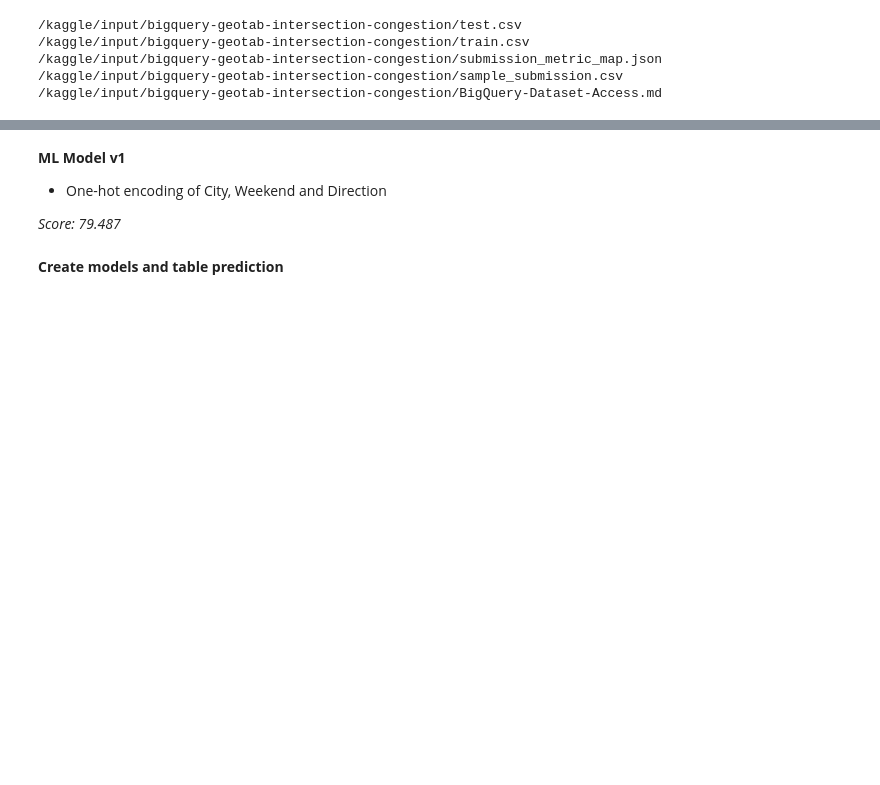
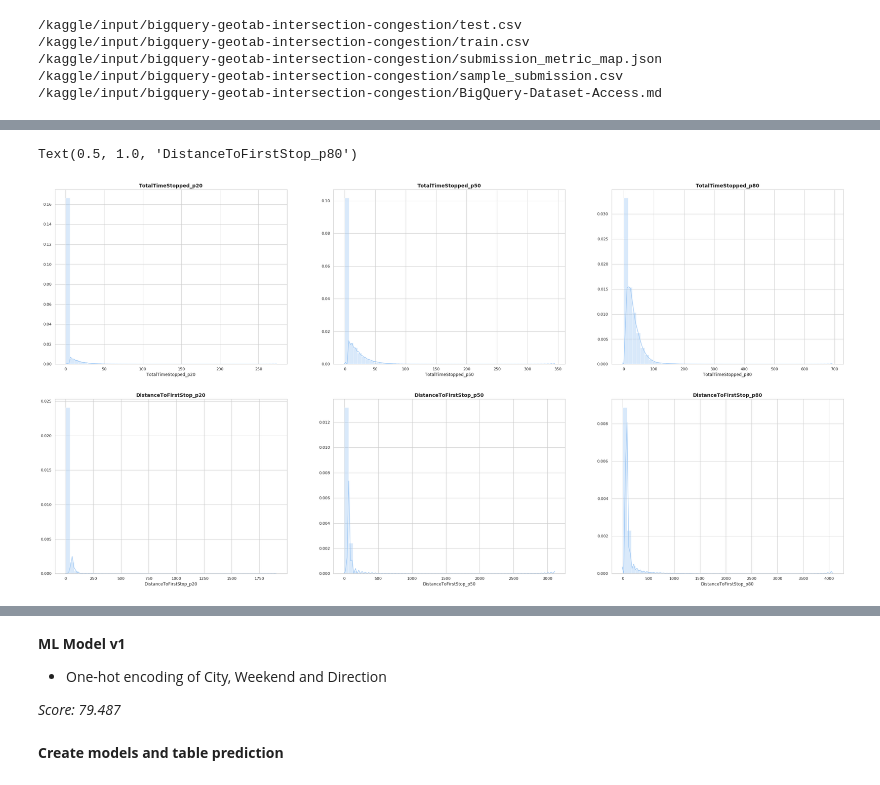
Before and after one commit to DmytroPaliichuk/competition, a Jupyter notebook: Geotab_Intersection_Congestion/BigQuery-Geotab Intersection Congestion.ipynb, the cells around one changed output, grey strips where cells are left out. Cells and saved outputs as stored; diff of their text form; code cells hidden in the pictures; blank space fills up the shorter version.

Commit message:
add exploring training data section

```diff
--- a/Geotab_Intersection_Congestion/BigQuery-Geotab Intersection Congestion.ipynb
+++ b/Geotab_Intersection_Congestion/BigQuery-Geotab Intersection Congestion.ipynb
@@ -21,6 +21,11 @@ for dirname, _, filenames in os.walk('/kaggle/input'):
 /kaggle/input/bigquery-geotab-intersection-congestion/submission_metric_map.json
 /kaggle/input/bigquery-geotab-intersection-congestion/sample_submission.csv
 /kaggle/input/bigquery-geotab-intersection-congestion/BigQuery-Dataset-Access.md
+# %%
+import matplotlib.pyplot as plt
+import seaborn as sns
+
+sns.set(style="whitegrid", palette="pastel", color_codes=True)
 # %%
 # Set your own project id here
 PROJECT_ID = 'geometric-orbit-260520'
@@ -60,0 +55,5 @@ train_table.head()
+# %%
+# look at five rows from our dataset
+train_table = client.list_rows(table).to_dataframe()
+
+train_table.head()
@@ -60,0 +88,30 @@ train_table.head()
+# %%
+f, axs = plt.subplots(2, 3, figsize=(40, 20))
+
+ax11=axs[0][0]
+sns.distplot(train_table['TotalTimeStopped_p20'], ax=ax11);
+ax11.set_title('TotalTimeStopped_p20', fontsize=14, weight='bold')
+
+ax12=axs[0][1]
+sns.distplot(train_table['TotalTimeStopped_p50'], ax=ax12);
+ax12.set_title('TotalTimeStopped_p50', fontsize=14, weight='bold')
+
+ax13=axs[0][2]
+sns.distplot(train_table['TotalTimeStopped_p80'], ax=ax13);
+ax13.set_title('TotalTimeStopped_p80', fontsize=14, weight='bold')
+
+
+ax21=axs[1][0]
+sns.distplot(train_table['DistanceToFirstStop_p20'], ax=ax21);
+ax21.set_title('DistanceToFirstStop_p20', fontsize=14, weight='bold')
+
+ax22=axs[1][1]
+sns.distplot(train_table['DistanceToFirstStop_p50'], ax=ax22);
+ax22.set_title('DistanceToFirstStop_p50', fontsize=14, weight='bold')
+
+ax23=axs[1][2]
+sns.distplot(train_table['DistanceToFirstStop_p80'], ax=ax23);
+ax23.set_title('DistanceToFirstStop_p80', fontsize=14, weight='bold')
+# %% [output]
+Text(0.5, 1.0, 'DistanceToFirstStop_p80')
+[figure, added]
```
Also changed, not shown: parts of 5 cells of this notebook.
